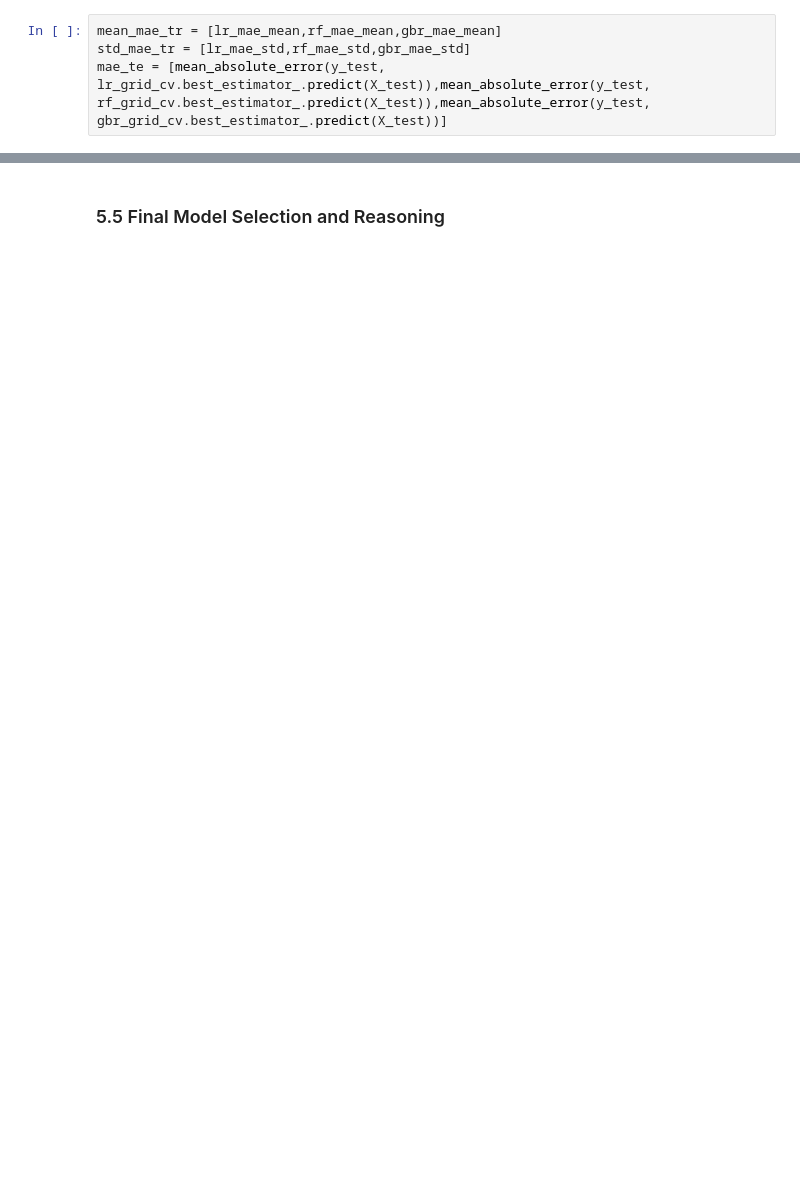
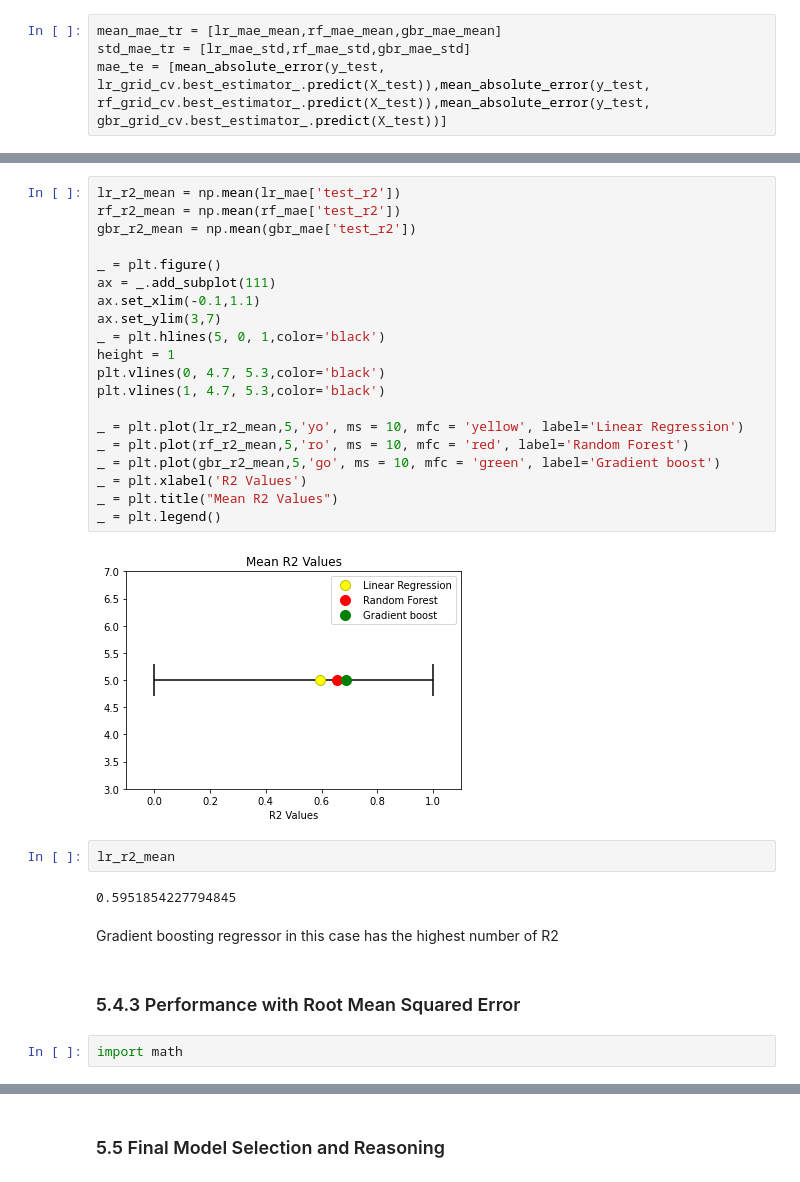
Before and after one commit to frankli073/Capstone_Project2, a Jupyter notebook: 5_Modeling.ipynb, the cells around one changed output, grey strips where cells are left out. Drawn from its saved outputs; the diff is of its cells as text; blank space fills up the shorter version.

```diff
--- a/5_Modeling.ipynb
+++ b/5_Modeling.ipynb
@@ -375,0 +419,32 @@ _ = plt.legend()
+# %%
+lr_r2_mean = np.mean(lr_mae['test_r2'])
+rf_r2_mean = np.mean(rf_mae['test_r2'])
+gbr_r2_mean = np.mean(gbr_mae['test_r2'])
+
+_ = plt.figure()
+ax = _.add_subplot(111)
+ax.set_xlim(-0.1,1.1)
+ax.set_ylim(3,7)
+_ = plt.hlines(5, 0, 1,color='black')
+height = 1
+plt.vlines(0, 4.7, 5.3,color='black')
+plt.vlines(1, 4.7, 5.3,color='black')
+
+_ = plt.plot(lr_r2_mean,5,'yo', ms = 10, mfc = 'yellow', label='Linear Regression')
+_ = plt.plot(rf_r2_mean,5,'ro', ms = 10, mfc = 'red', label='Random Forest')
+_ = plt.plot(gbr_r2_mean,5,'go', ms = 10, mfc = 'green', label='Gradient boost')
+_ = plt.xlabel('R2 Values')
+_ = plt.title("Mean R2 Values")
+_ = plt.legend()
+# %% [output]
+[figure, added]
+# %%
+lr_r2_mean
+# %% [output]
+0.5951854227794845
+# %% [markdown]
+Gradient boosting regressor in this case has the highest number of R2
+# %% [markdown]
+### 5.4.3 Performance with Root Mean Squared Error
+# %%
+import math
```
Also changed, not shown: parts of 43 cells of this notebook, 2 other files.
